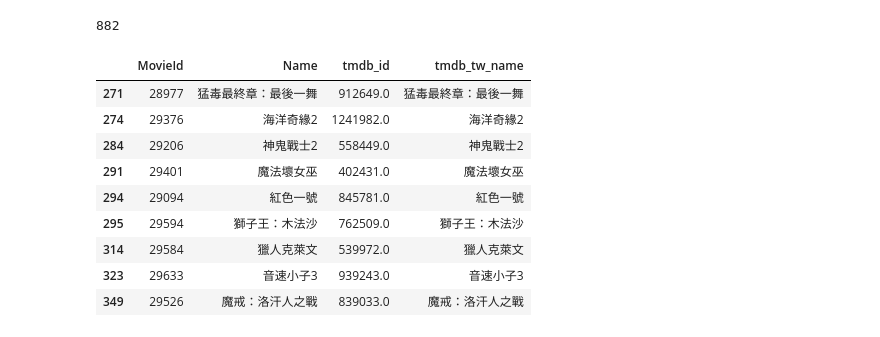
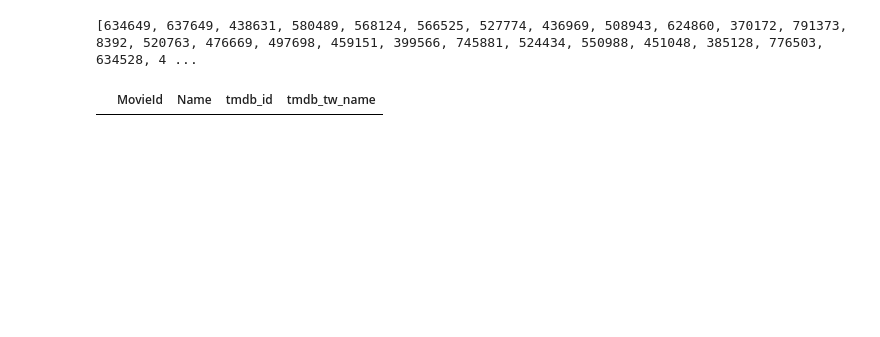
Before and after one commit to Astor77/TIR104_g2, a Jupyter notebook: P_Astor/v0_mapping.ipynb, the cells around one changed output. Drawn from its saved outputs; the diff is of its cells as text; code cells hidden in the pictures; blank space fills up the shorter version.

Commit message:
更新tmdb 2021 list

```diff
--- a/P_Astor/v0_mapping.ipynb
+++ b/P_Astor/v0_mapping.ipynb
@@ -79,7 +71,11 @@ def get_tw_moives_id(year: int) -> list:
     return tmdb_tw_movie_id_list
 # %%
 # 為了節省API，以下直接提供list
-# tmdb_tw_movie_id_list_2022 = get_year_total_pages(2022)
-# tmdb_tw_movie_id_list_2023 = get_year_total_pages(2023)
-# tmdb_tw_movie_id_list_2024 = get_year_total_pages(2024)
-# tmdb_tw_movie_id_list_2025 = get_year_total_pages(2025)
+tmdb_tw_movie_id_list_2021 = get_tw_moives_id(2021)
+# tmdb_tw_movie_id_list_2022 = get_tw_moives_id(2022)
+# tmdb_tw_movie_id_list_2023 = get_tw_moives_id(2023)
+# tmdb_tw_movie_id_list_2024 = get_tw_moives_id(2024)
+# tmdb_tw_movie_id_list_2025 = get_tw_moives_id(2025)
+print(tmdb_tw_movie_id_list_2021)
+# %% [output]
+[634649, 637649, 438631, 580489, 568124, 566525, 527774, 436969, 508943, 624860, 370172, 791373, 8392, 520763, 476669, 497698, 459151, 399566, 745881, 524434, 550988, 451048, 385128, 776503, 634528, 4 ...
@@ -125,7 +125,7 @@ def get_tmdb_movie_twname(list: list, start: int = 0, stop: int = 0) -> pd.DataF
     df_movies = pd.DataFrame(data=data, columns=columns)
     return df_movies
 # %%
-df_tmdb = get_tmdb_movie_twname(tmdb_tw_movie_id_list_2024, start=0, stop=10)
+df_tmdb = get_tmdb_movie_twname(tmdb_tw_movie_id_list_2024, start=1200, stop=1350)
 
 df_merge = df_tw_test.merge(
     df_tmdb,
@@ -136,20 +136,10 @@ df_merge = df_tw_test.merge(
     right_on="tmdb_tw_name",
 )
 # %%
-nan_count_name = df_merge["tmdb_tw_name"].isna().sum()
-print(nan_count_name)
+# nan_count_name = df_merge["tmdb_tw_name"].isna().sum()
+# print(nan_count_name)
 df_merge[df_merge["tmdb_tw_name"].notna()]
 # %% [output]
-882
 |  | MovieId | Name | tmdb_id | tmdb_tw_name |
-| 271 | 28977 | 猛毒最終章：最後一舞 | 912649.0 | 猛毒最終章：最後一舞 |
-| 274 | 29376 | 海洋奇緣2 | 1241982.0 | 海洋奇緣2 |
-| 284 | 29206 | 神鬼戰士2 | 558449.0 | 神鬼戰士2 |
-| 291 | 29401 | 魔法壞女巫 | 402431.0 | 魔法壞女巫 |
-| 294 | 29094 | 紅色一號 | 845781.0 | 紅色一號 |
-| 295 | 29594 | 獅子王：木法沙 | 762509.0 | 獅子王：木法沙 |
-| 314 | 29584 | 獵人克萊文 | 539972.0 | 獵人克萊文 |
-| 323 | 29633 | 音速小子3 | 939243.0 | 音速小子3 |
-| 349 | 29526 | 魔戒：洛汗人之戰 | 839033.0 | 魔戒：洛汗人之戰 |
 # %%
 df_merge[df_merge["tmdb_tw_name"].notna()].to_csv("test_10row_csv", index=False)
```
Also changed, not shown: parts of 3 cells of this notebook.
